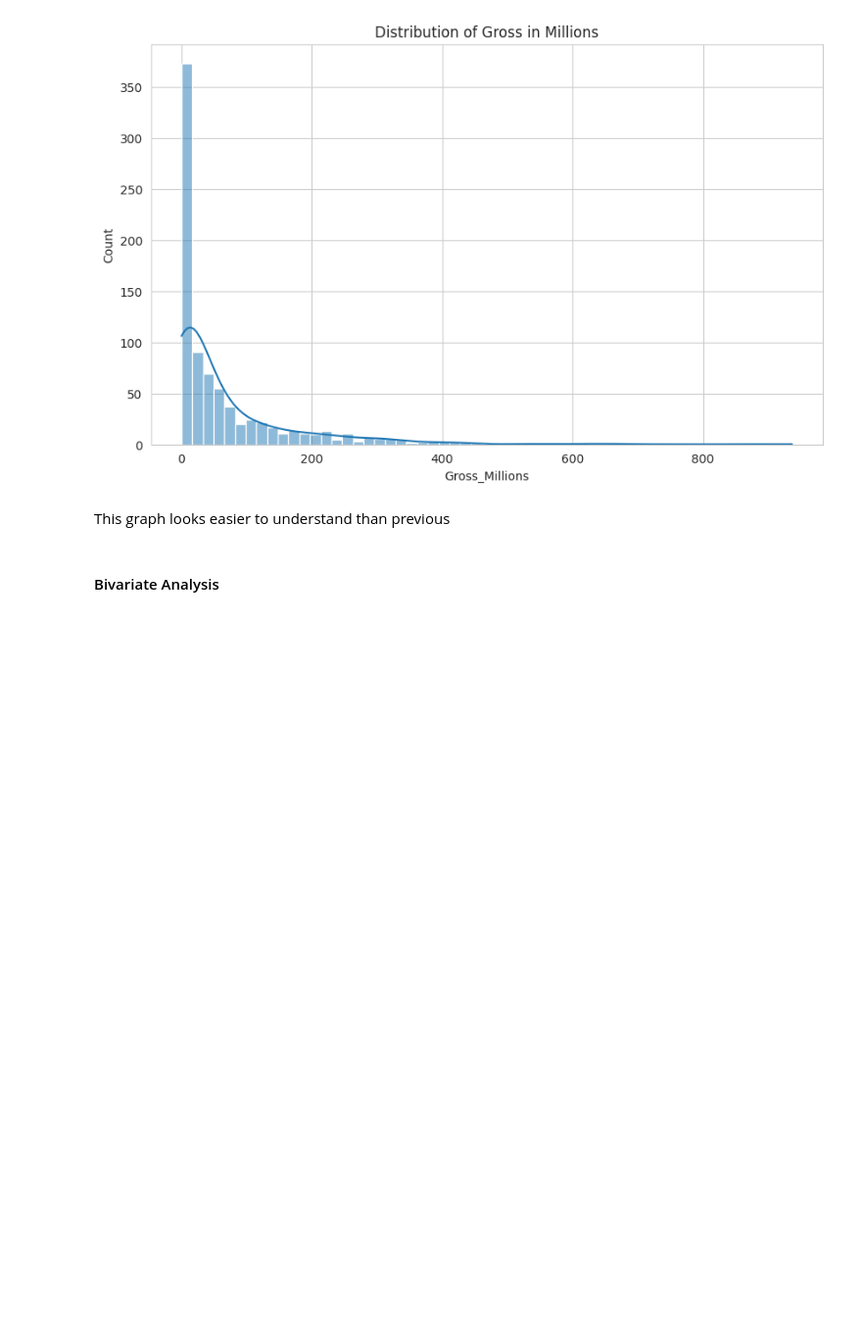
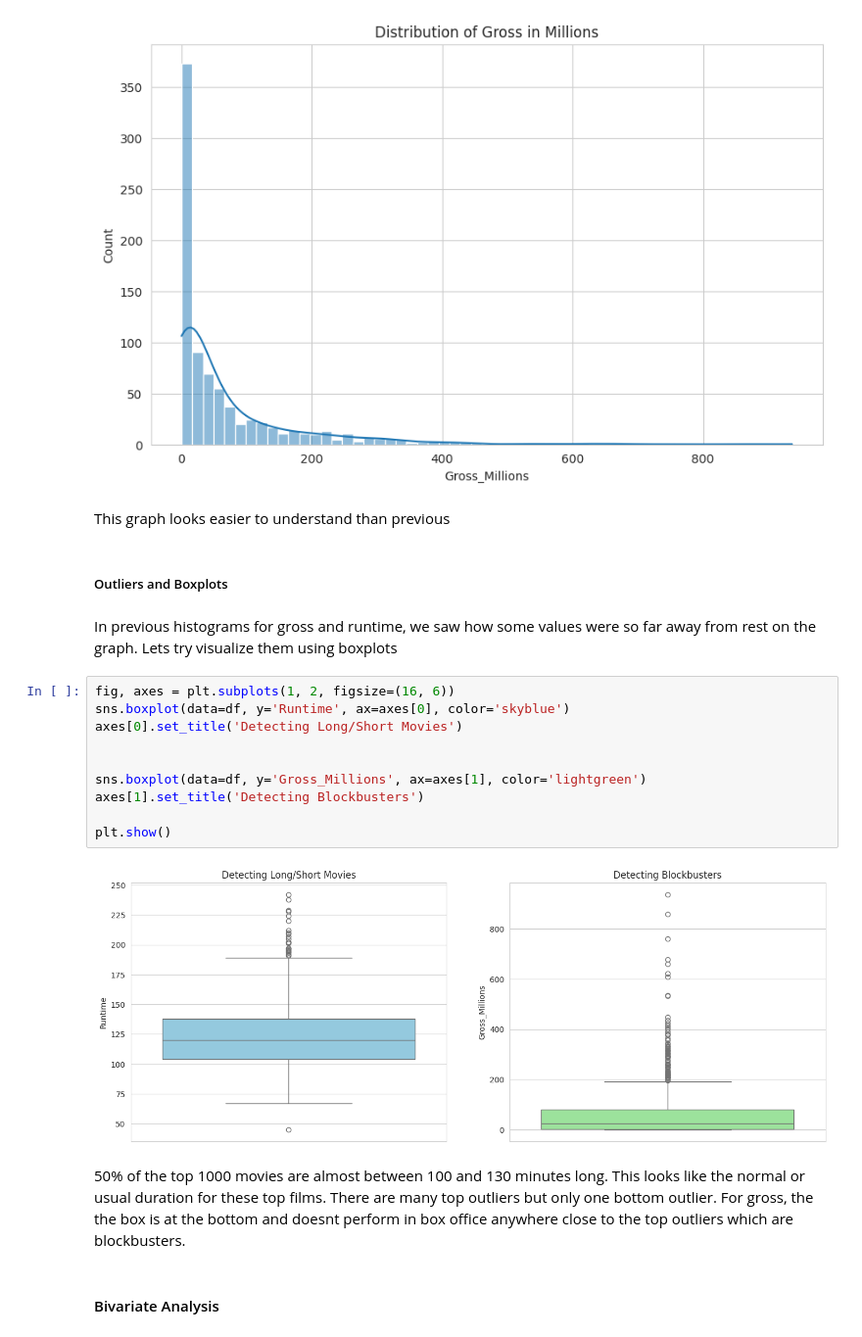
Before and after one commit to rahulkrishna-s/imdb-eda-notebooks, a Jupyter notebook: notebooks/imdb_eda.ipynb, the cells around one changed output. Shown at 98% size. Saved outputs shown, nothing was run; the diff lists cells and outputs as text; blank space fills up the shorter version.

Commit message:
Added boxplots

```diff
--- a/notebooks/imdb_eda.ipynb
+++ b/notebooks/imdb_eda.ipynb
@@ -242,6 +242,25 @@ plt.show()
 [figure]
 # %% [markdown]
 This graph looks easier to understand than previous
+# %% [markdown]
+##### Outliers and Boxplots
+# %% [markdown]
+In previous histograms for gross and runtime, we saw how some values were so far away from rest on the graph. Lets try visualize them using boxplots
+# %%
+fig, axes = plt.subplots(1, 2, figsize=(16, 6))
+sns.boxplot(data=df, y='Runtime', ax=axes[0], color='skyblue')
+axes[0].set_title('Detecting Long/Short Movies')
+
+
+sns.boxplot(data=df, y='Gross_Millions', ax=axes[1], color='lightgreen')
+axes[1].set_title('Detecting Blockbusters')
+
+plt.show()
+# %% [output]
+[figure, added]
+# %% [markdown]
+50% of the top 1000 movies are almost between 100 and 130 minutes long. This looks like the normal or usual duration for these top films. There are many top outliers but only one bottom outlier.
+For gross, the the box is at the bottom and doesnt perform in box office anywhere close to the top outliers which are blockbusters.
 # %% [markdown]
 #### Bivariate Analysis
 # %% [markdown]
```
Also changed, not shown: parts of 3 cells of this notebook.
